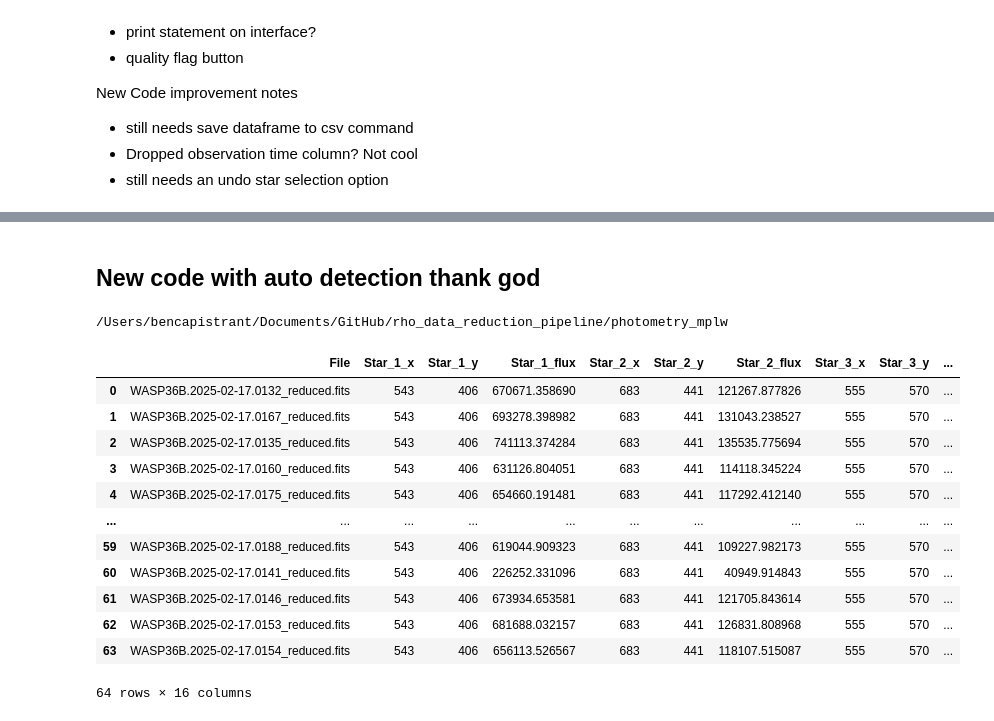
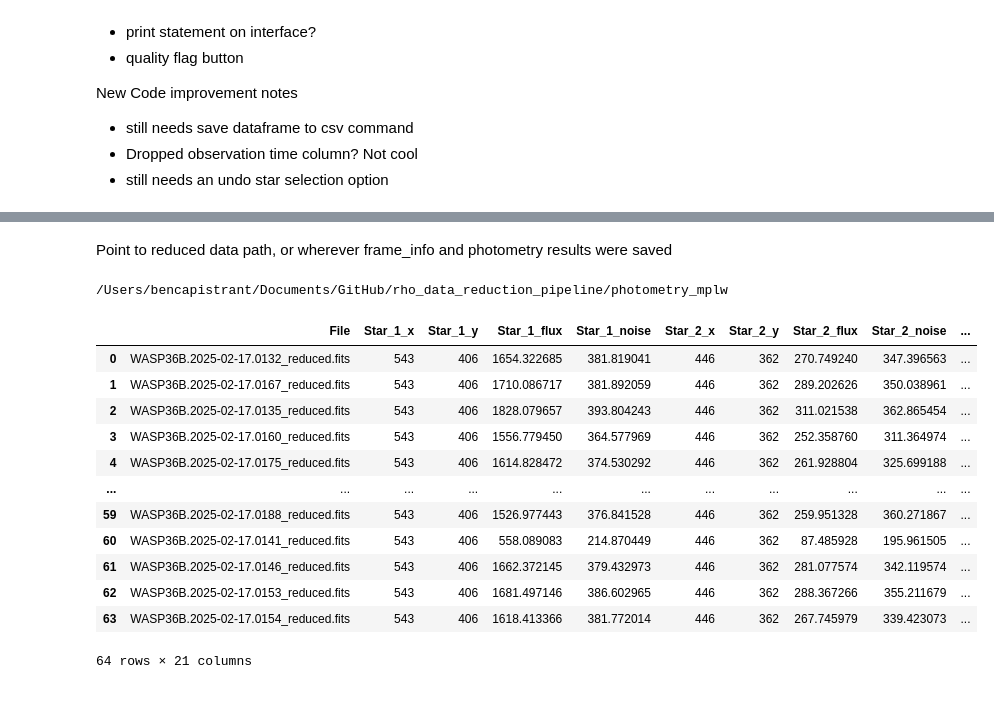
Before and after one commit to explorerjs32/rho_data_reduction_pipeline, a Jupyter notebook: photometry_mplw/Phot_to_LC.ipynb, the cells around one changed output, grey strips where cells are left out. Cells and saved outputs as stored; diff of their text form; code cells hidden in the pictures.

```diff
--- a/photometry_mplw/Phot_to_LC.ipynb
+++ b/photometry_mplw/Phot_to_LC.ipynb
@@ -589,5 +26,5 @@ plt.ylim(0.75,1.2)
-# %% [markdown]
-## New code with auto detection thank god
+# %% [markdown]
+Point to reduced data path, or wherever frame_info and photometry results were saved
 # %%
 !pwd
 # %% [output]
@@ -595,22 +32,22 @@ plt.ylim(0.75,1.2)
 # %%
 path = '/Users/bencapistrant/Documents/GitHub/rho_data_reduction_pipeline/data/WASP36b/Reduced/'
 # %%
-raw = pd.read_csv(path+'psf_photometry_results.csv')
+raw = pd.read_csv(path+'WASP-36B_psf_photometry_results.csv')
 raw
 # %% [output]
-|  | File | Star_1_x | Star_1_y | Star_1_flux | Star_2_x | Star_2_y | Star_2_flux | Star_3_x | Star_3_y | ... |
-| 0 | WASP36B.2025-02-17.0132_reduced.fits | 543 | 406 | 670671.358690 | 683 | 441 | 121267.877826 | 555 | 570 | ... |
-| 1 | WASP36B.2025-02-17.0167_reduced.fits | 543 | 406 | 693278.398982 | 683 | 441 | 131043.238527 | 555 | 570 | ... |
-| 2 | WASP36B.2025-02-17.0135_reduced.fits | 543 | 406 | 741113.374284 | 683 | 441 | 135535.775694 | 555 | 570 | ... |
-| 3 | WASP36B.2025-02-17.0160_reduced.fits | 543 | 406 | 631126.804051 | 683 | 441 | 114118.345224 | 555 | 570 | ... |
-| 4 | WASP36B.2025-02-17.0175_reduced.fits | 543 | 406 | 654660.191481 | 683 | 441 | 117292.412140 | 555 | 570 | ... |
+|  | File | Star_1_x | Star_1_y | Star_1_flux | Star_1_noise | Star_2_x | Star_2_y | Star_2_flux | Star_2_noise | ... |
+| 0 | WASP36B.2025-02-17.0132_reduced.fits | 543 | 406 | 1654.322685 | 381.819041 | 446 | 362 | 270.749240 | 347.396563 | ... |
+| 1 | WASP36B.2025-02-17.0167_reduced.fits | 543 | 406 | 1710.086717 | 381.892059 | 446 | 362 | 289.202626 | 350.038961 | ... |
+| 2 | WASP36B.2025-02-17.0135_reduced.fits | 543 | 406 | 1828.079657 | 393.804243 | 446 | 362 | 311.021538 | 362.865454 | ... |
+| 3 | WASP36B.2025-02-17.0160_reduced.fits | 543 | 406 | 1556.779450 | 364.577969 | 446 | 362 | 252.358760 | 311.364974 | ... |
+| 4 | WASP36B.2025-02-17.0175_reduced.fits | 543 | 406 | 1614.828472 | 374.530292 | 446 | 362 | 261.928804 | 325.699188 | ... |
 | ... | ... | ... | ... | ... | ... | ... | ... | ... | ... | ... |
-| 59 | WASP36B.2025-02-17.0188_reduced.fits | 543 | 406 | 619044.909323 | 683 | 441 | 109227.982173 | 555 | 570 | ... |
-| 60 | WASP36B.2025-02-17.0141_reduced.fits | 543 | 406 | 226252.331096 | 683 | 441 | 40949.914843 | 555 | 570 | ... |
-| 61 | WASP36B.2025-02-17.0146_reduced.fits | 543 | 406 | 673934.653581 | 683 | 441 | 121705.843614 | 555 | 570 | ... |
-| 62 | WASP36B.2025-02-17.0153_reduced.fits | 543 | 406 | 681688.032157 | 683 | 441 | 126831.808968 | 555 | 570 | ... |
-| 63 | WASP36B.2025-02-17.0154_reduced.fits | 543 | 406 | 656113.526567 | 683 | 441 | 118107.515087 | 555 | 570 | ... |
+| 59 | WASP36B.2025-02-17.0188_reduced.fits | 543 | 406 | 1526.977443 | 376.841528 | 446 | 362 | 259.951328 | 360.271867 | ... |
+| 60 | WASP36B.2025-02-17.0141_reduced.fits | 543 | 406 | 558.089083 | 214.870449 | 446 | 362 | 87.485928 | 195.961505 | ... |
+| 61 | WASP36B.2025-02-17.0146_reduced.fits | 543 | 406 | 1662.372145 | 379.432973 | 446 | 362 | 281.077574 | 342.119574 | ... |
+| 62 | WASP36B.2025-02-17.0153_reduced.fits | 543 | 406 | 1681.497146 | 386.602965 | 446 | 362 | 288.367266 | 355.211679 | ... |
+| 63 | WASP36B.2025-02-17.0154_reduced.fits | 543 | 406 | 1618.413366 | 381.772014 | 446 | 362 | 267.745979 | 339.423073 | ... |
-64 rows × 16 columns
+64 rows × 21 columns
 # %%
 obs_info = pd.read_csv(path+'frame_info.csv')
 obs_info
```
Also changed, not shown: parts of 30 cells of this notebook, 3 other files.
